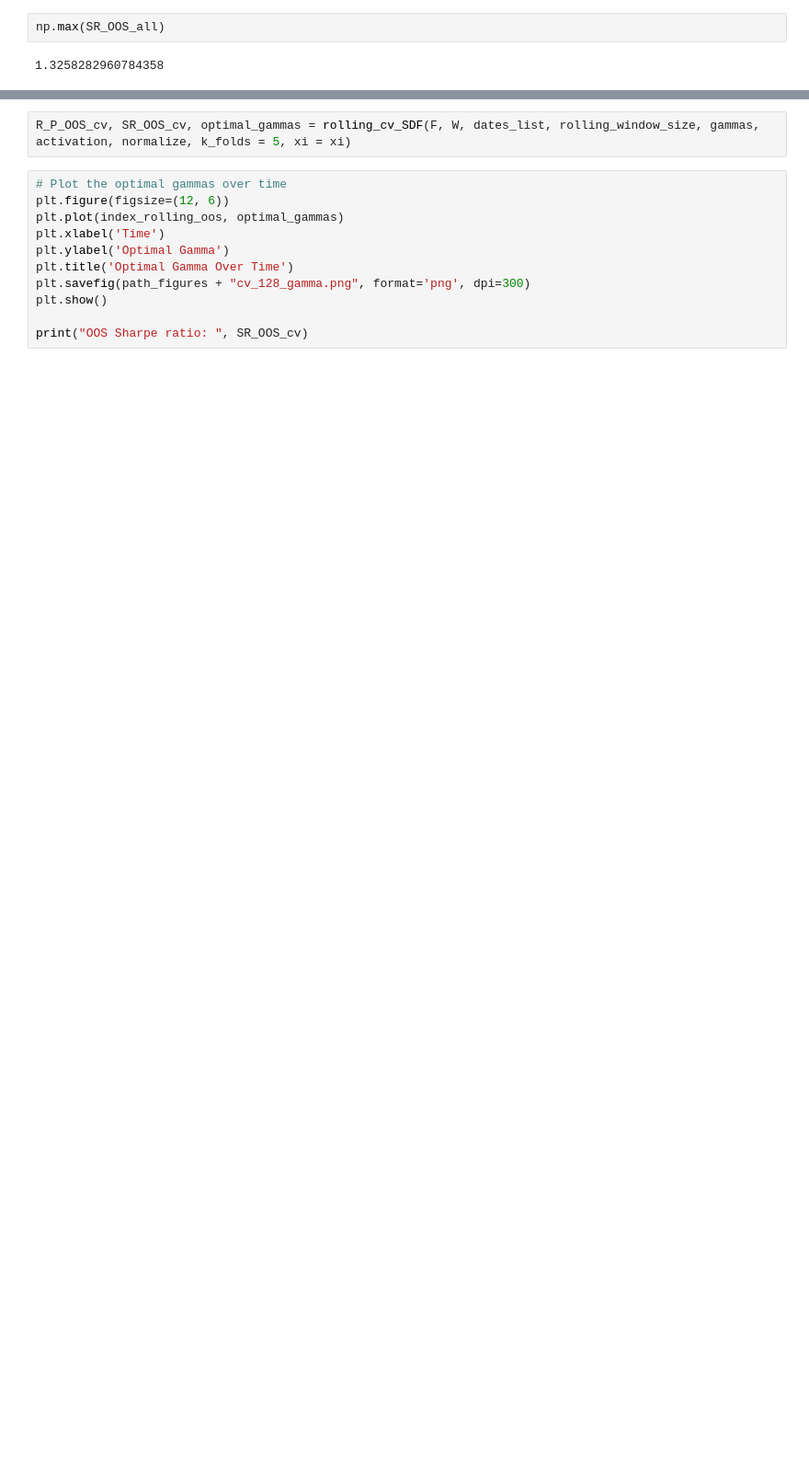
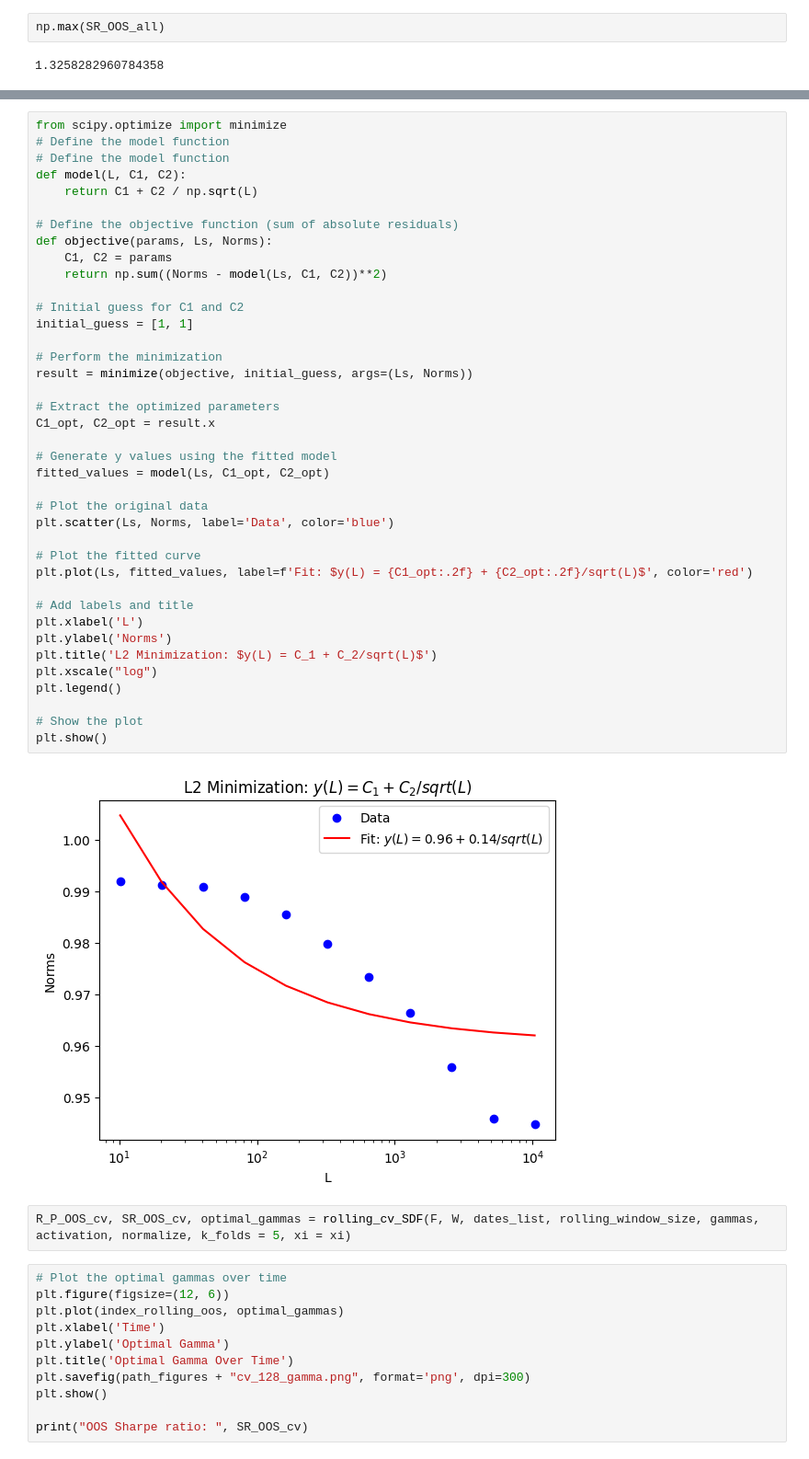
Before and after one commit to matiasdata/RandomFeatures, a Jupyter notebook: random_features.ipynb, the cells around one changed output, grey strips where cells are left out. Shown: that part at 92% size. Saved outputs shown, nothing was run; the diff lists cells and outputs as text; blank space fills up the shorter version.

```diff
--- a/random_features.ipynb
+++ b/random_features.ipynb
@@ -1073,3 +1168,44 @@ np.max(SR_OOS_all)
+# %%
+from scipy.optimize import minimize
+# Define the model function
+# Define the model function
+def model(L, C1, C2):
+    return C1 + C2 / np.sqrt(L)
+
+# Define the objective function (sum of absolute residuals)
+def objective(params, Ls, Norms):
+    C1, C2 = params
+    return np.sum((Norms - model(Ls, C1, C2))**2)
+
+# Initial guess for C1 and C2
+initial_guess = [1, 1]
+
+# Perform the minimization
+result = minimize(objective, initial_guess, args=(Ls, Norms))
+
+# Extract the optimized parameters
+C1_opt, C2_opt = result.x
+
+# Generate y values using the fitted model
+fitted_values = model(Ls, C1_opt, C2_opt)
+
+# Plot the original data
+plt.scatter(Ls, Norms, label='Data', color='blue')
+
+# Plot the fitted curve
+plt.plot(Ls, fitted_values, label=f'Fit: $y(L) = {C1_opt:.2f} + {C2_opt:.2f}/sqrt(L)$', color='red')
+
+# Add labels and title
+plt.xlabel('L')
+plt.ylabel('Norms')
+plt.title('L2 Minimization: $y(L) = C_1 + C_2/sqrt(L)$')
+plt.xscale("log")
+plt.legend()
+
+# Show the plot
+plt.show()
+# %% [output]
+[figure, added]
 # %%
 R_P_OOS_cv, SR_OOS_cv, optimal_gammas = rolling_cv_SDF(F, W, dates_list, rolling_window_size, gammas, activation, normalize, k_folds = 5, xi = xi)
 # %%
```
Also changed, not shown: parts of 10 cells of this notebook.
